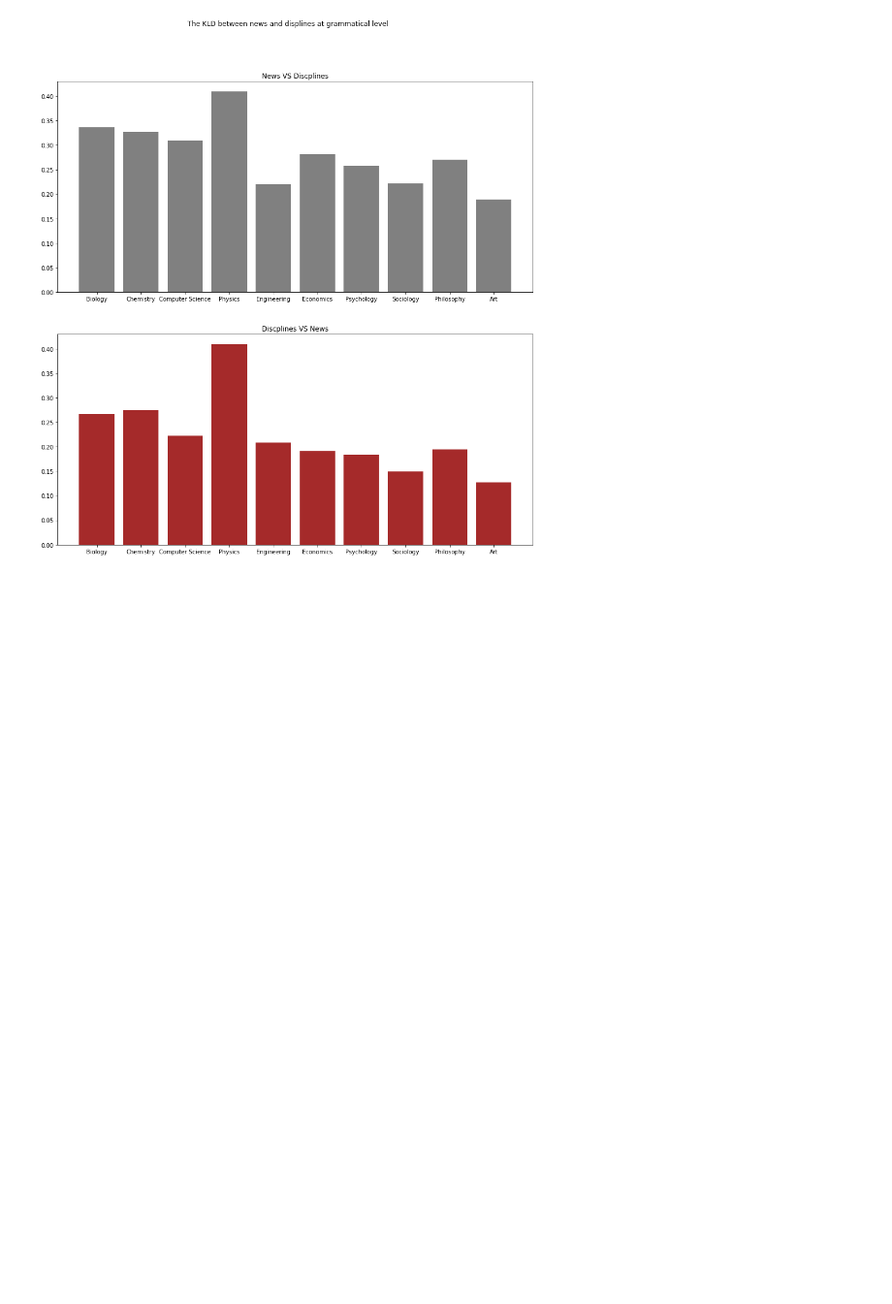
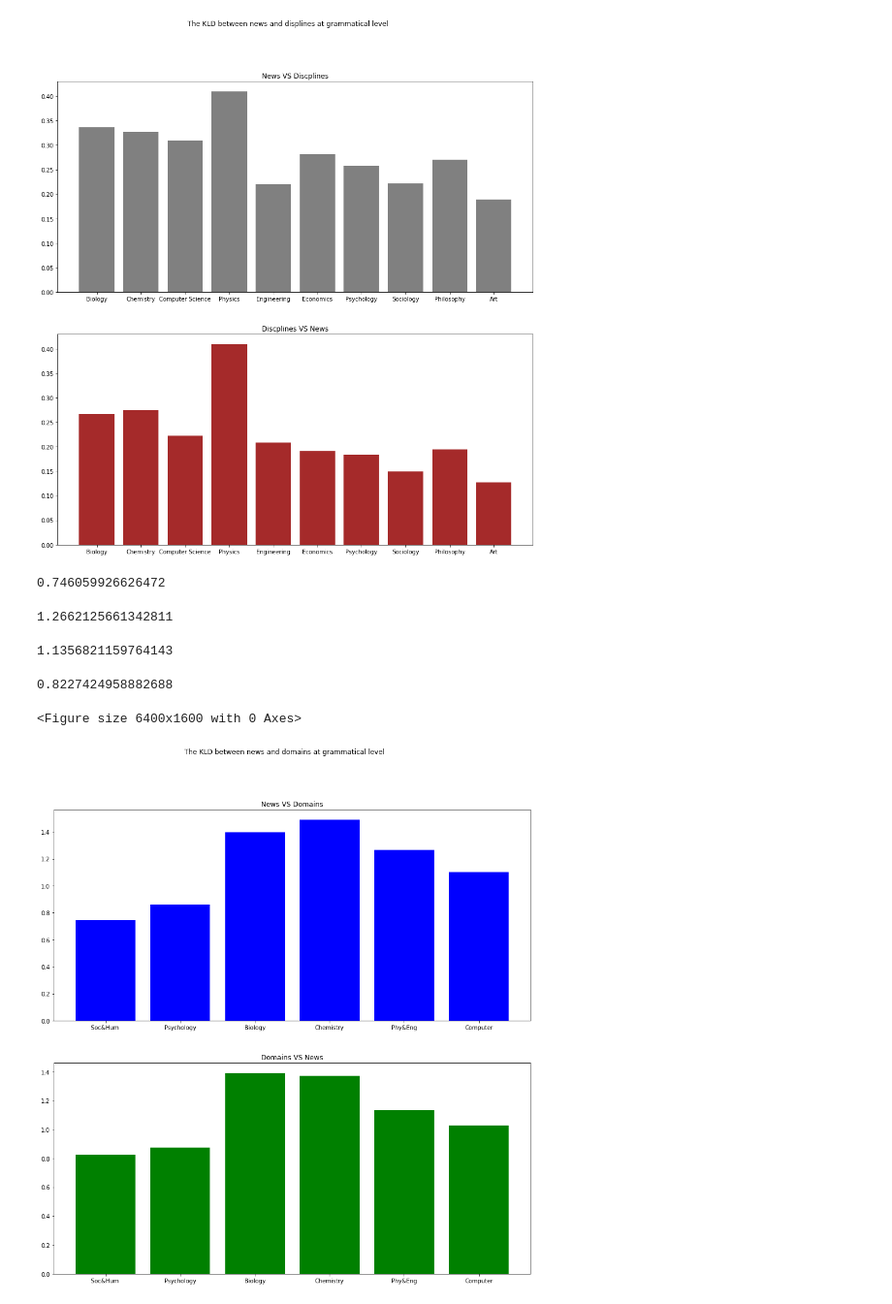
Before and after one commit to XiaoxuanLu/Capstone, a Jupyter notebook: graph.ipynb, the cells around one changed output. Shown: that part at 97% size. Cells and saved outputs as stored; diff of their text form; code cells hidden in the pictures; blank space fills up the shorter version.

```diff
--- a/graph.ipynb
+++ b/graph.ipynb
@@ -65,3 +73,43 @@ plt.savefig('pos_compare.png')
 # %% [output]
 <matplotlib.figure.Figure at 0x...>
 [figure]
+# %%
+sum([0.7843515970190342, 0.5554565950380557, 0.8798484125993156, 0.7645831018494826])/4
+# %% [output]
+0.746059926626472
+# %%
+sum([1.5620148386710095, 0.9704102935975527])/2
+# %% [output]
+1.2662125661342811
+# %%
+sum([1.39688622264058, 0.8744780093122486])/2
+# %% [output]
+1.1356821159764143
+# %%
+sum([0.6954866376363178, 0.5205863947668457, 1.009452987475873, 1.0654439636740385])/4
+# %% [output]
+0.8227424958882688
+# %%
+import numpy as np
+import matplotlib.pyplot as plt
+
+from matplotlib.pyplot import figure
+
+figure(figsize=(80, 20), dpi=80)
+
+a = [0.746059926626472, 0.8602824444201698, 1.3953291406940274, 1.4892076798817788, 1.2662125661342811, 1.100465612965392]
+b = [0.8227424958882688, 0.8758825158417558, 1.3917604586536854, 1.370622024644197, 1.1356821159764143, 1.026490990467484 ]
+
+x = ['Soc&Hum ','Psychology', 'Biology', 'Chemistry', 'Phy&Eng', 'Computer']
+
+fig, axs = plt.subplots(2, figsize=(15,15))
+fig.suptitle('The KLD between news and domains at grammatical level')
+axs[0].bar(range(len(x)),a,tick_label=x, color="blue")
+axs[1].bar(range(len(x)),b,tick_label=x, color="green")
+axs[0].title.set_text('News VS Domains')
+axs[1].title.set_text('Domains VS News')
+
+plt.savefig('domain_lemma_compare.png')
+# %% [output]
+<Figure size 6400x1600 with 0 Axes>
+[figure, added]
```
Also changed, not shown: parts of 10 cells of this notebook, 13 other files.
